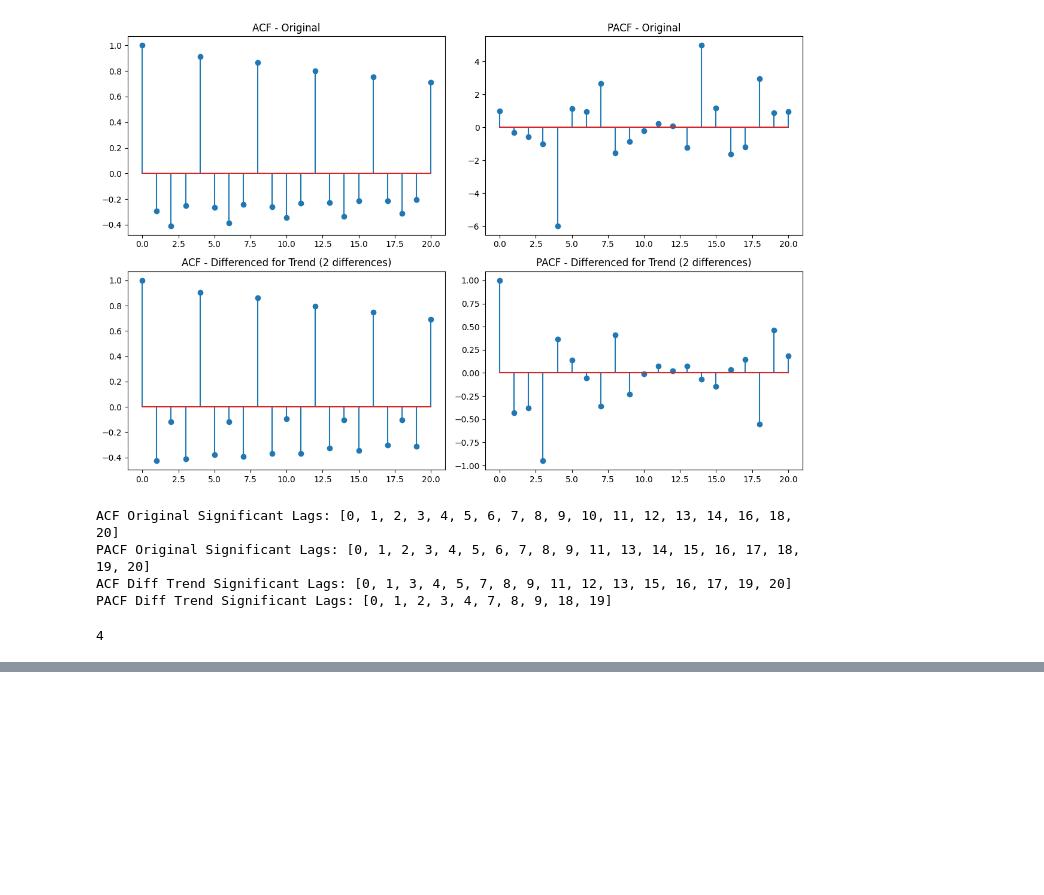
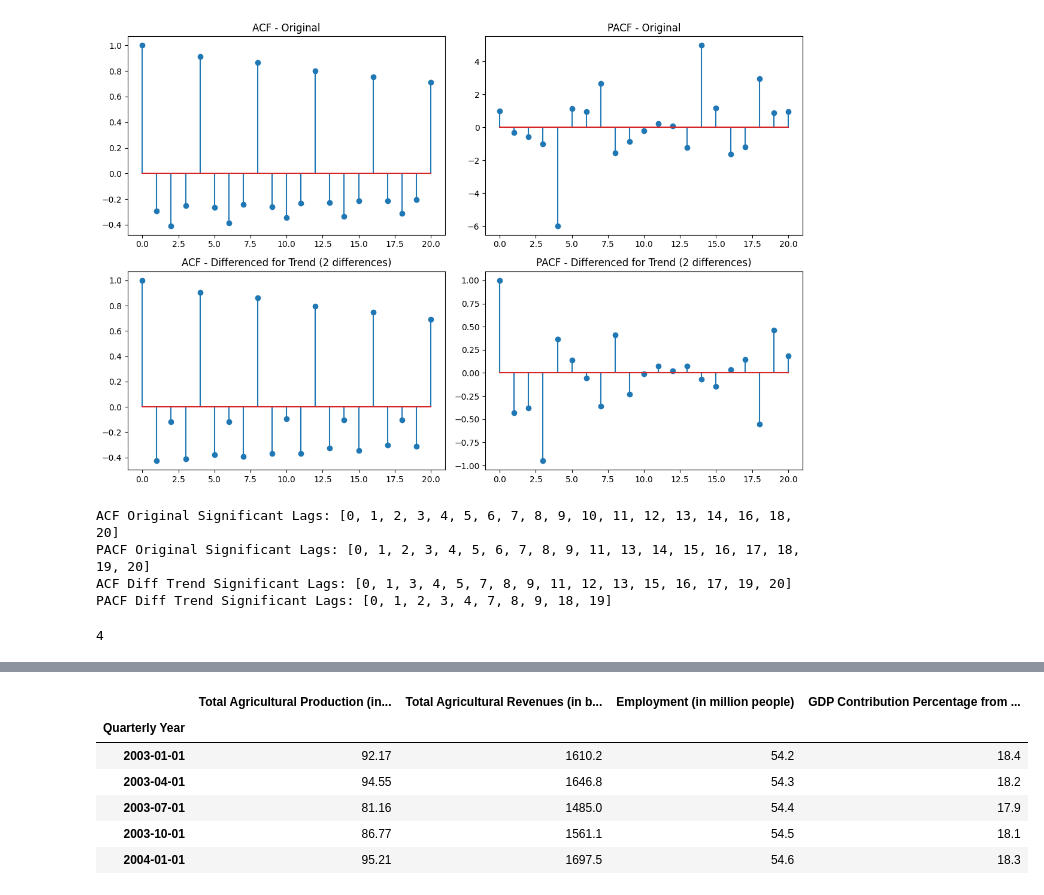
Before and after one commit to Aditya170802/EconVisor---Industry-Forecasting-Tool, a Jupyter notebook: testing.ipynb, the cells around one changed output, grey strips where cells are left out. Cells and saved outputs as stored; diff of their text form; code cells hidden in the pictures; blank space fills up the shorter version.

```diff
--- a/testing.ipynb
+++ b/testing.ipynb
@@ -396,0 +403,2 @@ else:
+# %%
+df = pd.read_csv(file)
@@ -396,0 +414,2 @@ else:
+# %%
+df.iloc[:, 0] = pd.to_datetime(df.iloc[:, 0])
@@ -396,0 +423,10 @@ else:
+# %%
+df.head()
+# %% [output]
+|  | Total Agricultural Production (in... | Total Agricultural Revenues (in b... | Employment (in million people) | GDP Contribution Percentage from ... |
+| Quarterly Year |  |  |  |  |
+| 2003-01-01 | 92.17 | 1610.2 | 54.2 | 18.4 |
+| 2003-04-01 | 94.55 | 1646.8 | 54.3 | 18.2 |
+| 2003-07-01 | 81.16 | 1485.0 | 54.4 | 17.9 |
+| 2003-10-01 | 86.77 | 1561.1 | 54.5 | 18.1 |
+| 2004-01-01 | 95.21 | 1697.5 | 54.6 | 18.3 |
```
Also changed, not shown: parts of 21 cells of this notebook, 17 other files.
